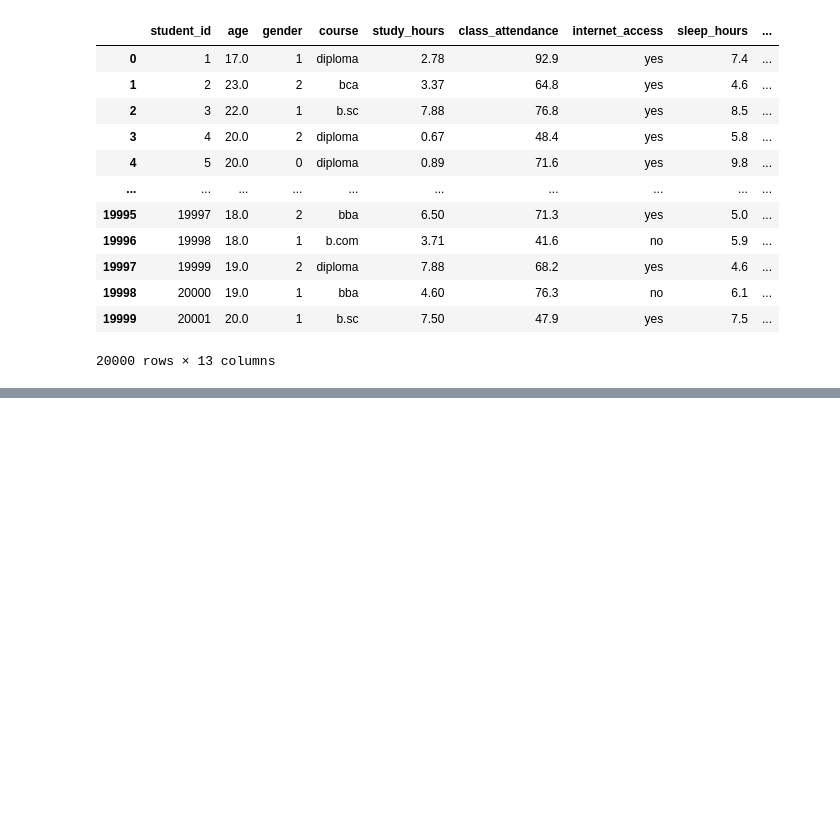
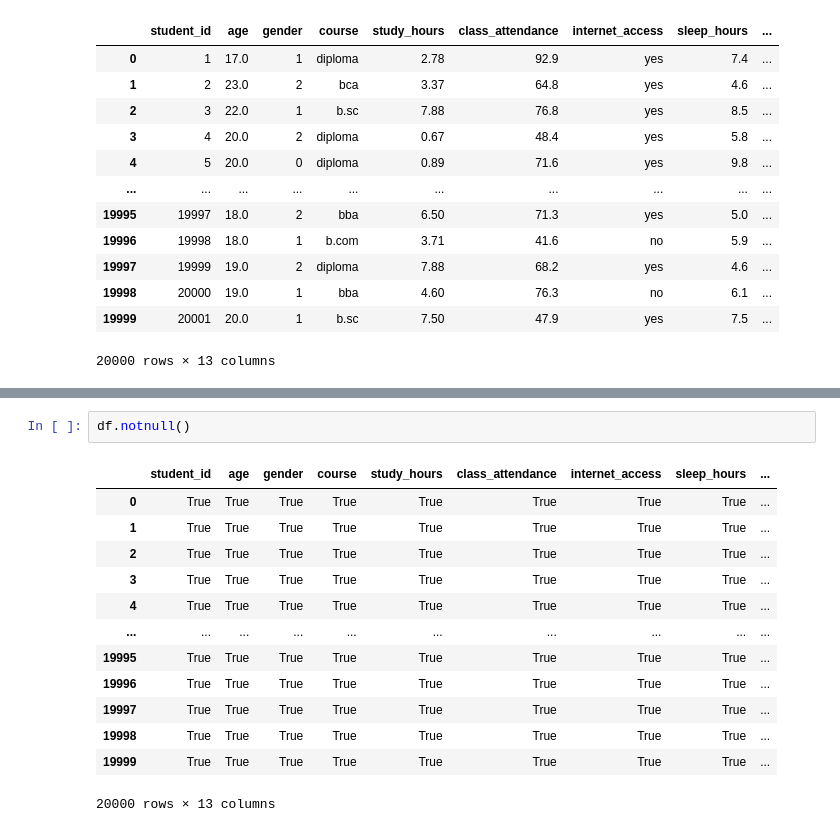
Before and after one commit to Assaulterx/Datasets-with-anaconda-and-jupyter-notebook, a Jupyter notebook: Exam Score Prediction Dataset Manipulation.ipynb, the cells around one changed output, grey strips where cells are left out. Cells and saved outputs as stored; diff of their text form; blank space fills up the shorter version.

```diff
--- a/Exam Score Prediction Dataset Manipulation.ipynb
+++ b/Exam Score Prediction Dataset Manipulation.ipynb
@@ -183,0 +207,16 @@ df
+# %%
+df.notnull()
+# %% [output]
+|  | student_id | age | gender | course | study_hours | class_attendance | internet_access | sleep_hours | ... |
+| 0 | True | True | True | True | True | True | True | True | ... |
+| 1 | True | True | True | True | True | True | True | True | ... |
+| 2 | True | True | True | True | True | True | True | True | ... |
+| 3 | True | True | True | True | True | True | True | True | ... |
+| 4 | True | True | True | True | True | True | True | True | ... |
+| ... | ... | ... | ... | ... | ... | ... | ... | ... | ... |
+| 19995 | True | True | True | True | True | True | True | True | ... |
+| 19996 | True | True | True | True | True | True | True | True | ... |
+| 19997 | True | True | True | True | True | True | True | True | ... |
+| 19998 | True | True | True | True | True | True | True | True | ... |
+| 19999 | True | True | True | True | True | True | True | True | ... |
+20000 rows × 13 columns
```
Also changed, not shown: parts of 5 cells of this notebook, 1 other file.
